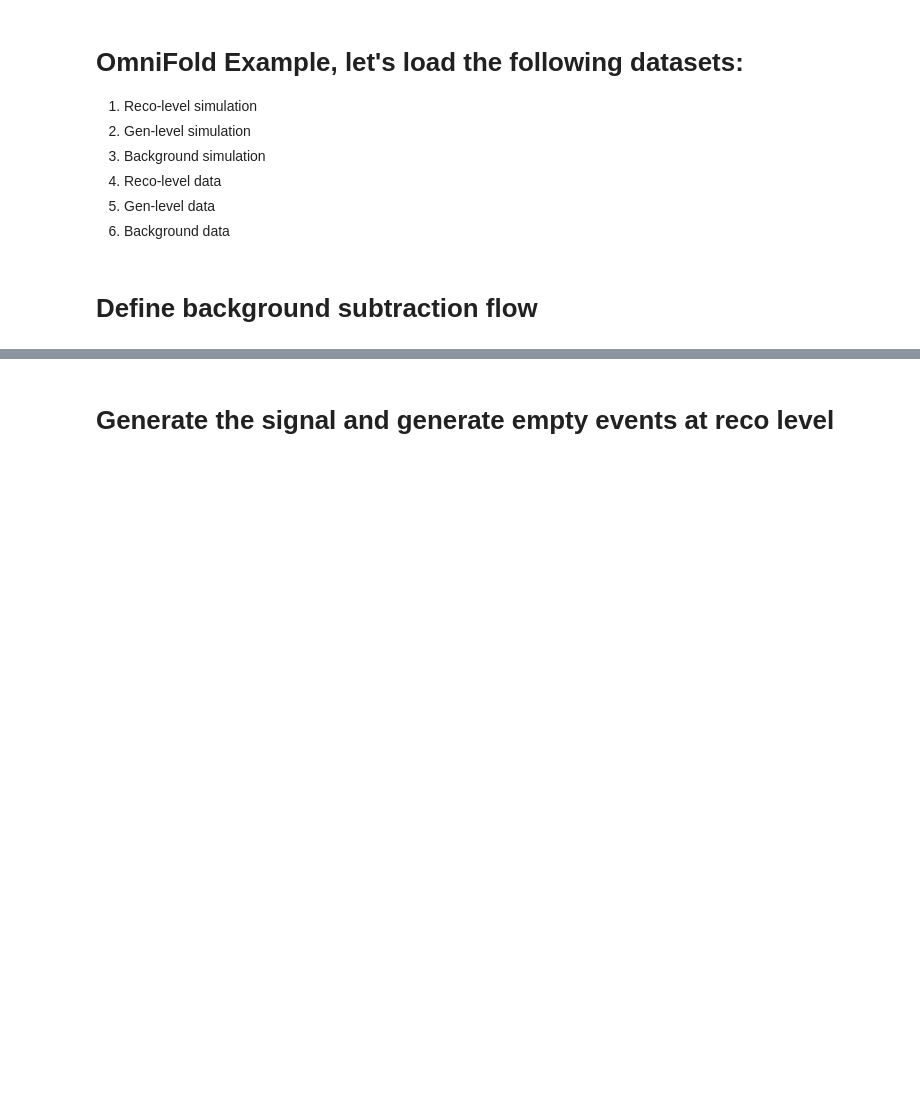
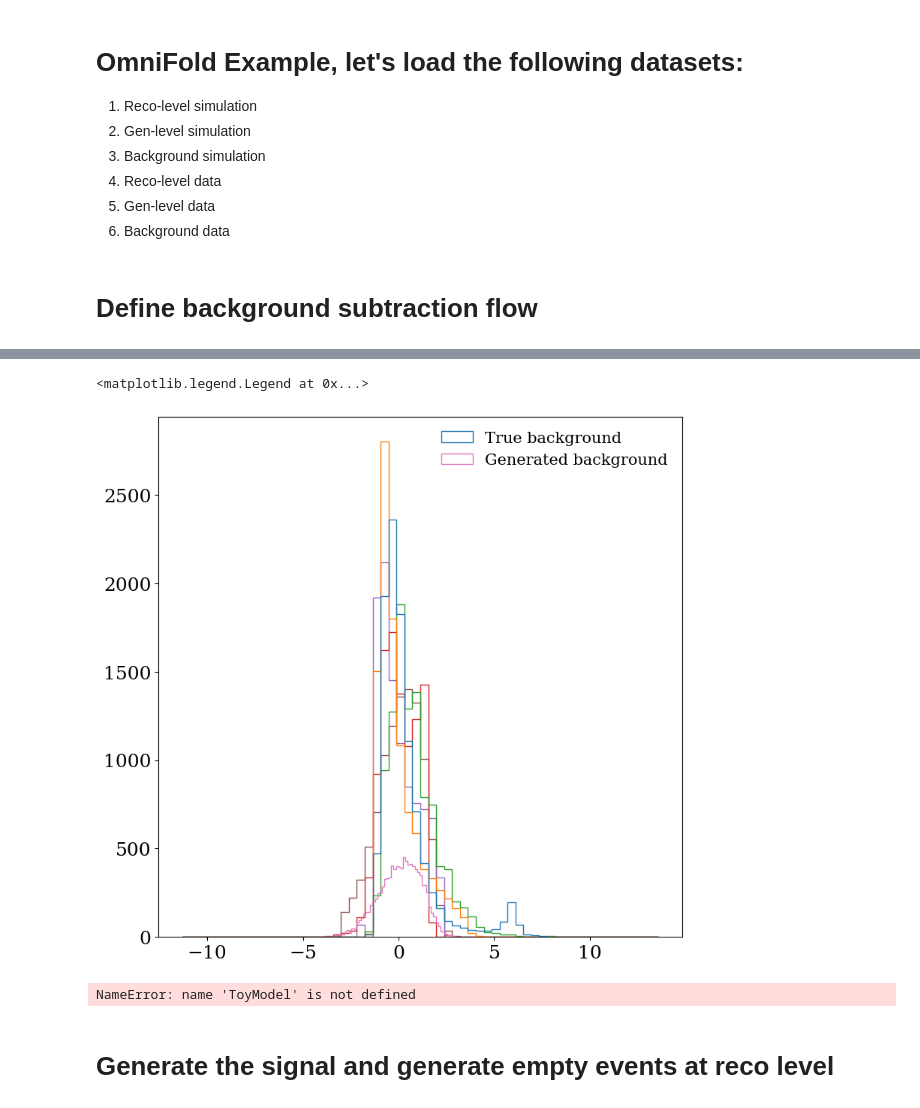
Before and after one commit to SofiaSchweitzer/Full_Generative_Unfolding, a Jupyter notebook: Iterative_generative_unfolding_physics.ipynb, the cells around one changed output, grey strips where cells are left out. Saved outputs shown, nothing was run; the diff lists cells and outputs as text; code cells hidden in the pictures; blank space fills up the shorter version.

```diff
--- a/Iterative_generative_unfolding_physics.ipynb
+++ b/Iterative_generative_unfolding_physics.ipynb
@@ -40,7 +40,7 @@ bkg_mc = OmniModel.mc_background_rec
 flow_params = {"hidden_layers": 6,
                "internal_size": 128,
                "lr": 1.e-5,
-               "n_epochs" : 500,
+               "n_epochs" : 1000,
                "batch_size" : 256,
                "batch_size_sample": 2000}
 # %%
@@ -53,9 +58,12 @@ Training generative model for 500 epochs with lr 1e-05
 # %%
 generated_background = background_generator.evaluate(num_evts = OmniModel.mc_background_rec.size(0))
 # %%
-y_true = plt.hist(OmniModel.mc_background_rec[:,0].cpu().detach().numpy(),bins = 60,label = "True background", histtype='step')
-y_gen = plt.hist(generated_background[:,0].cpu().detach().numpy(),bins = 60,label = "Generated background", histtype='step')
+y_true = plt.hist(OmniModel.mc_background_rec[:,].cpu().detach().numpy(),bins = 60,label = "True background", histtype='step')
+y_gen = plt.hist(generated_background[:,5].cpu().detach().numpy(),bins = 60,label = "Generated background", histtype='step')
 plt.legend()
+# %% [output]
+<matplotlib.legend.Legend at 0x...>
+[figure, added]
 # %%
 if not os.path.exists("Plots"):
     os.makedirs("Plots")
@@ -66,6 +74,8 @@ with PdfPages(f"Plots/background_generated.pdf") as out:
                                  generated_background[:,0].cpu().detach().numpy(),
                                  np.random.normal(0, 1.0, size=ToyModel.mc_background_rec[:,0].size(0)),
                                  range=[-3,4], labels=[r"true background" , "gaussian", "background generated",], name="x_1")
+# %% [output]
+NameError: name 'ToyModel' is not defined
 # %%
 signal_generator = FlowSubtraction(dims_x = data_params['n_dim'], dims_c = 0,params = flow_params,
                                    background_model = background_generator.network,
```
Also changed, not shown: parts of 1 cell of this notebook.
